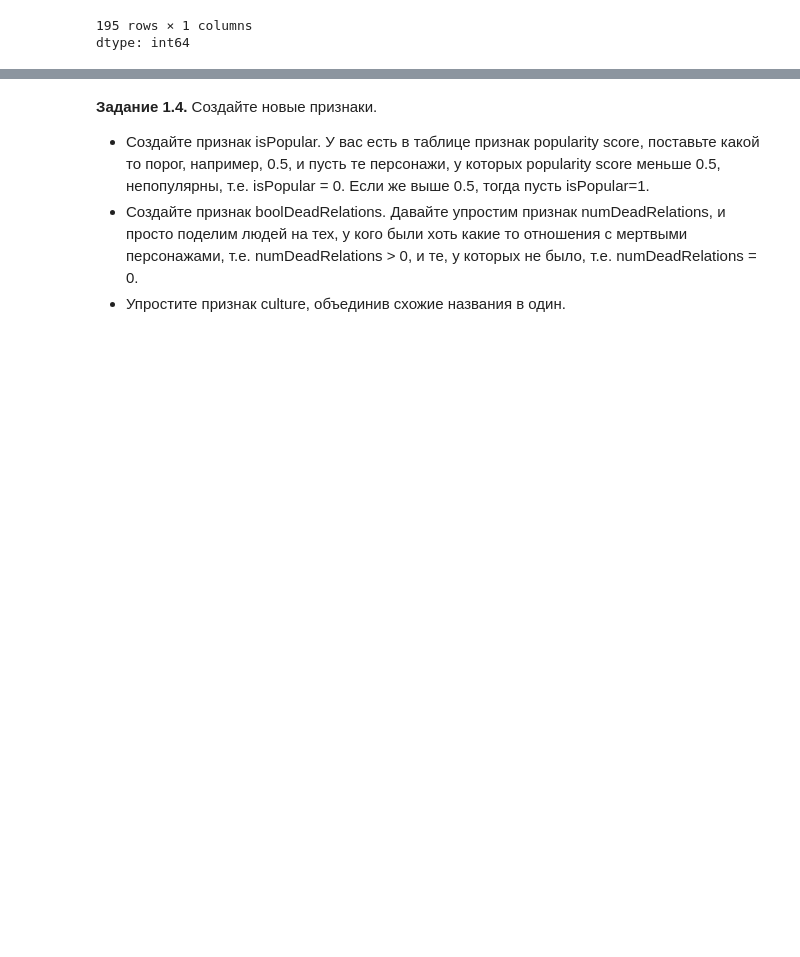
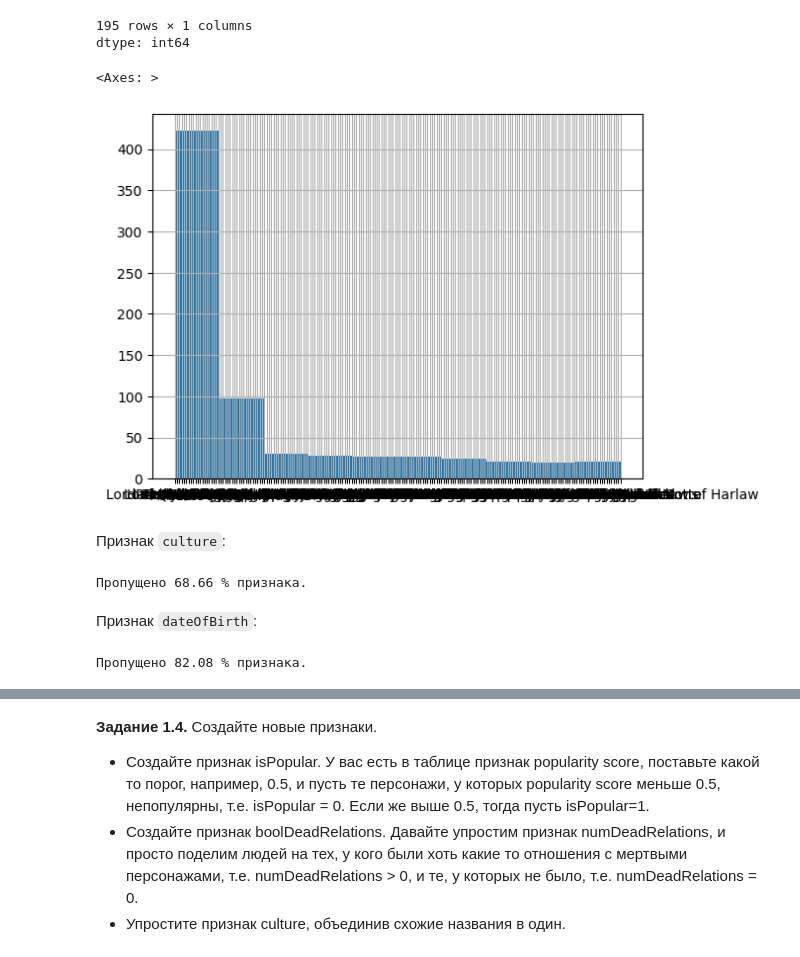
Before and after one commit to erdogan-deniz/DataScience, a Jupyter notebook: DLS/week_01_ml_intro/Homework/hw_1_game_of_thrones.ipynb, the cells around one changed output, grey strips where cells are left out. Cells and saved outputs as stored; diff of their text form; code cells hidden in the pictures; blank space fills up the shorter version.

```diff
--- a/DLS/week_01_ml_intro/Homework/hw_1_game_of_thrones.ipynb
+++ b/DLS/week_01_ml_intro/Homework/hw_1_game_of_thrones.ipynb
@@ -229,3 +259,14 @@ train_df["title"].value_counts()
 | Highgarden | 1 |
 195 rows × 1 columns
 dtype: int64
+# %%
+train_df["title"].hist()
+# %% [output]
+<Axes: >
+[figure, added]
+# %% [markdown]
+Признак `culture`:
+# %%
+print(f"Пропущено {100 - round(train_df['culture'].dropna().shape[0] / train_df.shape[0] * 100, 2, )} % признака.")
+# %% [output]
+Пропущено 68.66 % признака.
@@ -231,0 +275,6 @@ dtype: int64
+# %% [markdown]
+Признак `dateOfBirth`:
+# %%
+  print(f"Пропущено {100 - round(train_df['dateOfBirth'].dropna().shape[0] / train_df.shape[0] * 100, 2, )} % признака.")
+# %% [output]
+Пропущено 82.08 % признака.
```
Also changed, not shown: parts of 30 cells of this notebook.
